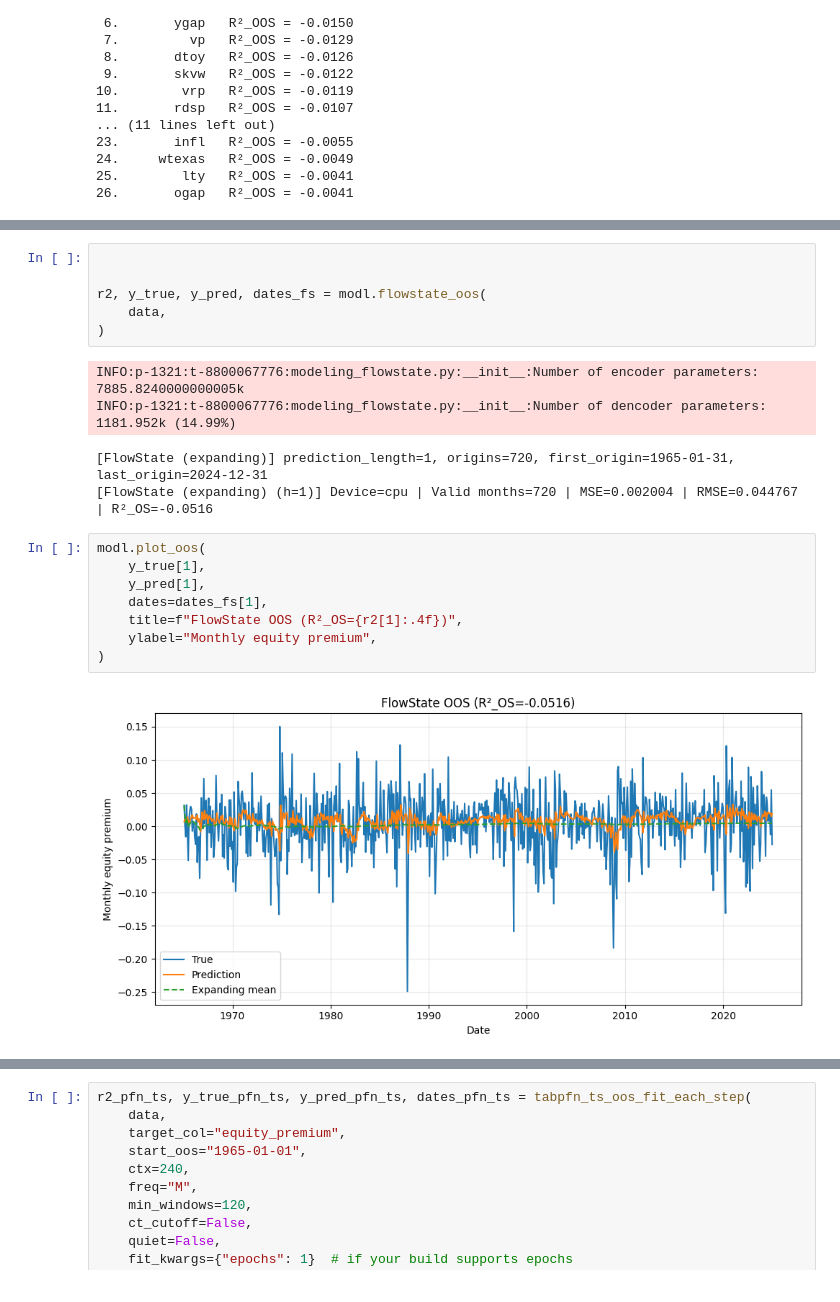
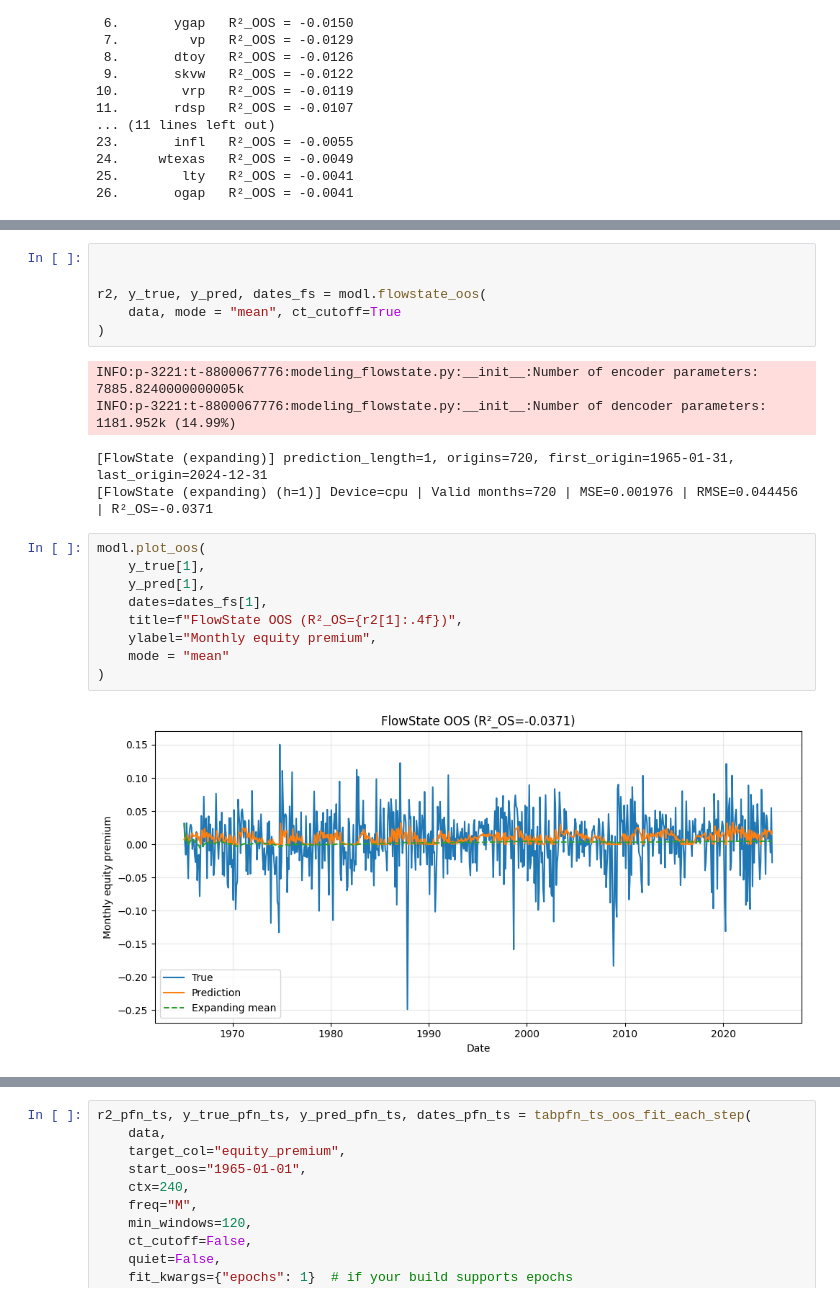
Before and after one commit to KiliTili/Masterarbeit, a Jupyter notebook: Notebooks/Benchmark/modelling.ipynb, the cells around one changed output, grey strips where cells are left out. Cells and saved outputs as stored; diff of their text form.

```diff
--- a/Notebooks/Benchmark/modelling.ipynb
+++ b/Notebooks/Benchmark/modelling.ipynb
@@ -154,23 +157,24 @@ modl.plot_oos(
 
 
 r2, y_true, y_pred, dates_fs = modl.flowstate_oos(
-    data,
+    data, mode = "mean", ct_cutoff=True
 )
 # %% [output]
-INFO:p-1321:t-8800067776:modeling_flowstate.py:__init__:Number of encoder parameters: 7885.8240000000005k
-INFO:p-1321:t-8800067776:modeling_flowstate.py:__init__:Number of dencoder parameters: 1181.952k (14.99%)
+INFO:p-3221:t-8800067776:modeling_flowstate.py:__init__:Number of encoder parameters: 7885.8240000000005k
+INFO:p-3221:t-8800067776:modeling_flowstate.py:__init__:Number of dencoder parameters: 1181.952k (14.99%)
 [FlowState (expanding)] prediction_length=1, origins=720, first_origin=1965-01-31, last_origin=2024-12-31
-[FlowState (expanding) (h=1)] Device=cpu | Valid months=720 | MSE=0.002004 | RMSE=0.044767 | R²_OS=-0.0516
+[FlowState (expanding) (h=1)] Device=cpu | Valid months=720 | MSE=0.001976 | RMSE=0.044456 | R²_OS=-0.0371
 # %%
 modl.plot_oos(
     y_true[1],
     y_pred[1],
     dates=dates_fs[1],
     title=f"FlowState OOS (R²_OS={r2[1]:.4f})",
     ylabel="Monthly equity premium",
+    mode = "mean"
 )
 # %% [output]
-[figure, old version]
+[figure, new version]
 # %%
 r2_tabpfn, y_true_tabpfn, y_pred_tabpfn, dates_tabpfn = tabpfn_oos_fit_each_step(
     data,
```
Also changed, not shown: parts of 9 cells of this notebook, 3 other files.
